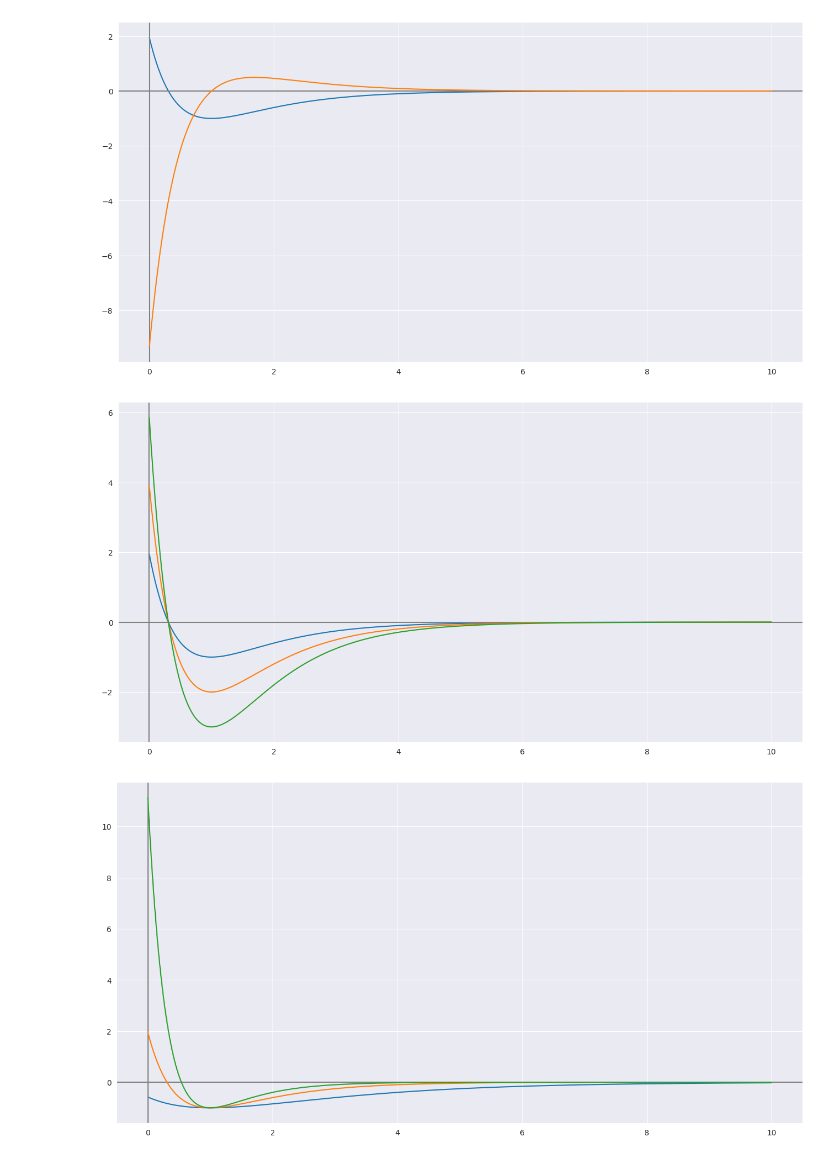
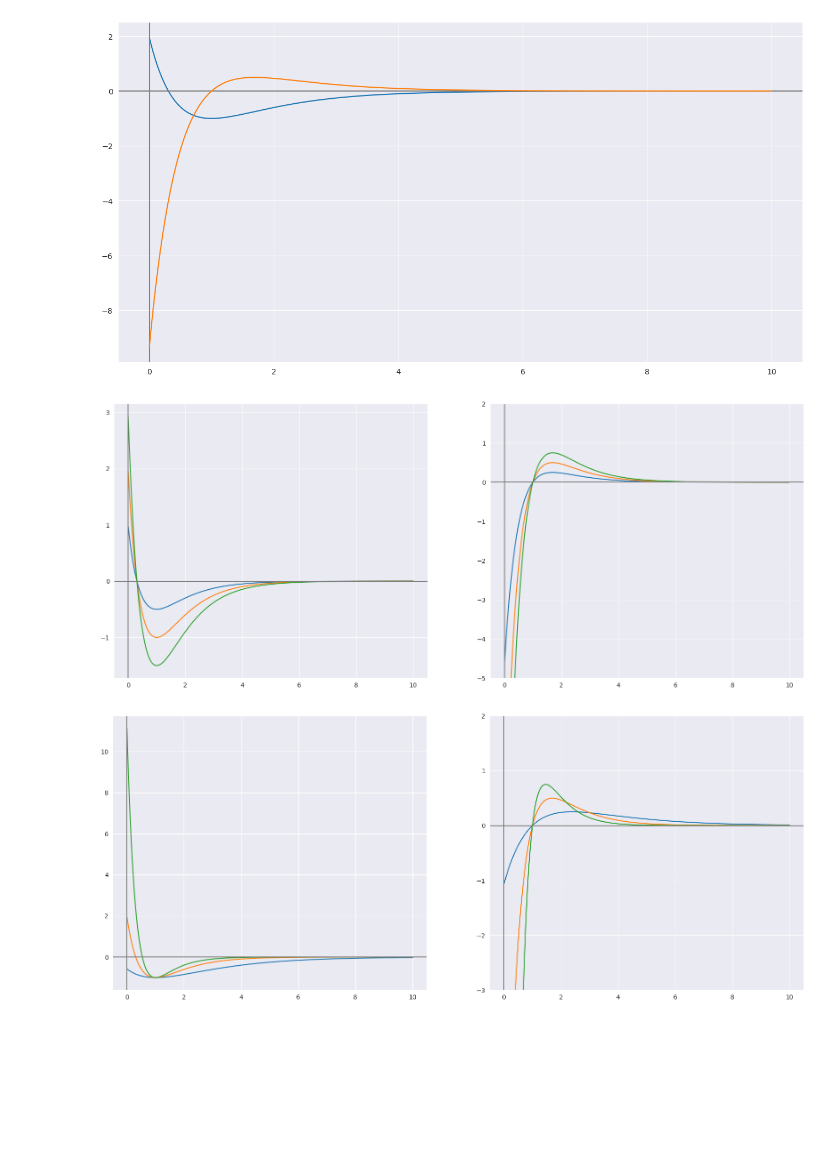
Before and after one commit to Smoren/particle-modeling-ipynb, a Jupyter notebook: potentials/morse.ipynb, the cells around one changed output. Drawn from its saved outputs; the diff is of its cells as text; code cells hidden in the pictures; blank space fills up the shorter version.

Commit message:
Morze potential upd

```diff
--- a/potentials/morse.ipynb
+++ b/potentials/morse.ipynb
@@ -60,55 +60,89 @@ plot = sns.lineplot(
 # %% [output]
 [figure]
 # %%
-_, ax = plt.subplots(ncols=1, nrows=1, figsize=(16, 8))
+_, axes = plt.subplots(ncols=2, nrows=1, figsize=(20, 8))
 
 x = np.linspace(0, 10, 1000)
 
 plot = sns.lineplot(
     x=x,
+    y=morse_potential(x, 0.5, 1, 1),
+    ax=axes[0],
+)
+sns.lineplot(
+    x=x,
     y=morse_potential(x, 1, 1, 1),
-    ax=ax,
+    ax=axes[0],
+)
+sns.lineplot(
+    x=x,
+    y=morse_potential(x, 1.5, 1, 1),
+    ax=axes[0],
 )
 plot.axhline(y=0, color='grey')
 plot.axvline(x=0, color='grey')
 
 plot = sns.lineplot(
     x=x,
-    y=morse_potential(x, 2, 1, 1),
-    ax=ax,
+    y=morse_force(x, 0.5, 1, 1),
+    ax=axes[1],
 )
-
-plot = sns.lineplot(
+sns.lineplot(
     x=x,
-    y=morse_potential(x, 3, 1, 1),
-    ax=ax,
+    y=morse_force(x, 1, 1, 1),
+    ax=axes[1],
 )
+sns.lineplot(
+    x=x,
+    y=morse_force(x, 1.5, 1, 1),
+    ax=axes[1],
+)
+plot.axhline(y=0, color='grey')
+plot.axvline(x=0, color='grey')
+plot.set_ylim(-5, 2);
 # %% [output]
-[figure, old version]
+[figure, new version]
 # %%
-_, ax = plt.subplots(ncols=1, nrows=1, figsize=(16, 8))
+_, axes = plt.subplots(ncols=2, nrows=1, figsize=(20, 8))
 
 x = np.linspace(0, 10, 1000)
 
 plot = sns.lineplot(
     x=x,
     y=morse_potential(x, 1, 0.5, 1),
-    ax=ax,
+    ax=axes[0],
+)
+sns.lineplot(
+    x=x,
+    y=morse_potential(x, 1, 1, 1),
+    ax=axes[0],
+)
+sns.lineplot(
+    x=x,
+    y=morse_potential(x, 1, 1.5, 1),
+    ax=axes[0],
 )
 plot.axhline(y=0, color='grey')
 plot.axvline(x=0, color='grey')
 
 plot = sns.lineplot(
     x=x,
-    y=morse_potential(x, 1, 1, 1),
-    ax=ax,
+    y=morse_force(x, 1, 0.5, 1),
+    ax=axes[1],
 )
-
-plot = sns.lineplot(
+sns.lineplot(
     x=x,
-    y=morse_potential(x, 1, 1.5, 1),
-    ax=ax,
+    y=morse_force(x, 1, 1, 1),
+    ax=axes[1],
 )
+sns.lineplot(
+    x=x,
+    y=morse_force(x, 1, 1.5, 1),
+    ax=axes[1],
+)
+plot.axhline(y=0, color='grey')
+plot.axvline(x=0, color='grey')
+plot.set_ylim(-3, 2);
 # %% [output]
-[figure, old version]
+[figure, new version]
 # %%
```
Also changed, not shown: parts of 1 cell of this notebook.
